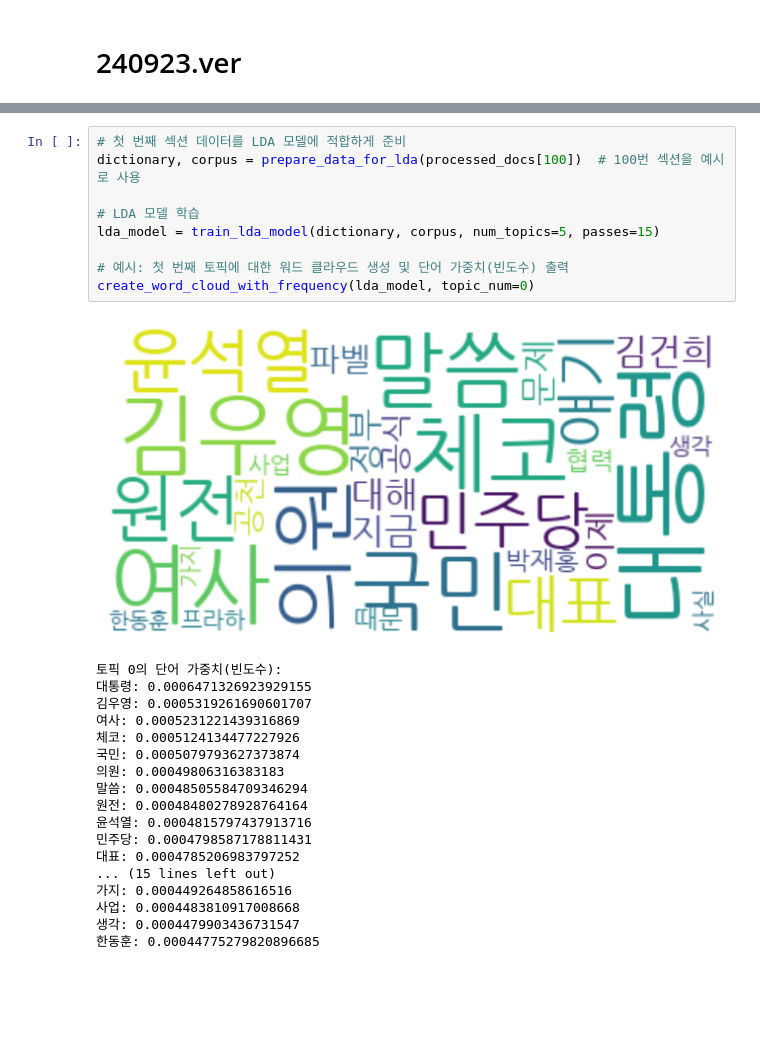
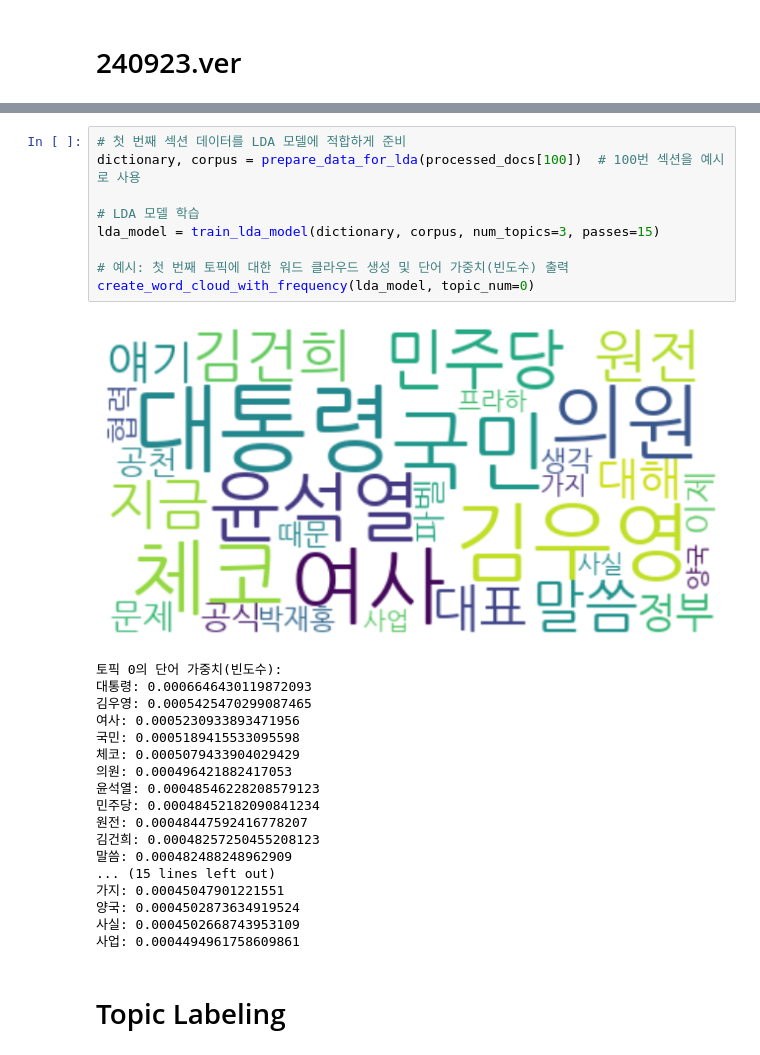
Before and after one commit to whyWhale/honeymorning, a Jupyter notebook: AI/topic_modeling/lda_topic_modeling.ipynb, the cells around one changed output, grey strips where cells are left out. Cells and saved outputs as stored; diff of their text form; blank space fills up the shorter version.

```diff
--- a/AI/topic_modeling/lda_topic_modeling.ipynb
+++ b/AI/topic_modeling/lda_topic_modeling.ipynb
@@ -233,28 +296,30 @@ Section 105 Topics:
 # %%
 # 첫 번째 섹션 데이터를 LDA 모델에 적합하게 준비
 dictionary, corpus = prepare_data_for_lda(processed_docs[100])  # 100번 섹션을 예시로 사용
 
 # LDA 모델 학습
-lda_model = train_lda_model(dictionary, corpus, num_topics=5, passes=15)
+lda_model = train_lda_model(dictionary, corpus, num_topics=3, passes=15)
 
 # 예시: 첫 번째 토픽에 대한 워드 클라우드 생성 및 단어 가중치(빈도수) 출력
 create_word_cloud_with_frequency(lda_model, topic_num=0)
 # %% [output]
-[figure, old version]
+[figure, new version]
 토픽 0의 단어 가중치(빈도수):
-대통령: 0.0006471326923929155
-김우영: 0.0005319261690601707
-여사: 0.0005231221439316869
-체코: 0.0005124134477227926
-국민: 0.0005079793627373874
-의원: 0.00049806316383183
-말씀: 0.00048505584709346294
-원전: 0.00048480278928764164
-윤석열: 0.0004815797437913716
-민주당: 0.0004798587178811431
-대표: 0.0004785206983797252
+대통령: 0.0006646430119872093
+김우영: 0.0005425470299087465
+여사: 0.0005230933893471956
+국민: 0.0005189415533095598
+체코: 0.0005079433904029429
+의원: 0.000496421882417053
+윤석열: 0.00048546228208579123
+민주당: 0.00048452182090841234
+원전: 0.00048447592416778207
+김건희: 0.00048257250455208123
+말씀: 0.000482488248962909
 ... (15 lines left out)
-가지: 0.000449264858616516
-사업: 0.0004483810917008668
-생각: 0.0004479903436731547
-한동훈: 0.00044775279820896685
+가지: 0.00045047901221551
+양국: 0.0004502873634919524
+사실: 0.0004502668743953109
+사업: 0.0004494961758609861
+# %% [markdown]
+# Topic Labeling
```
Also changed, not shown: parts of 8 cells of this notebook.
